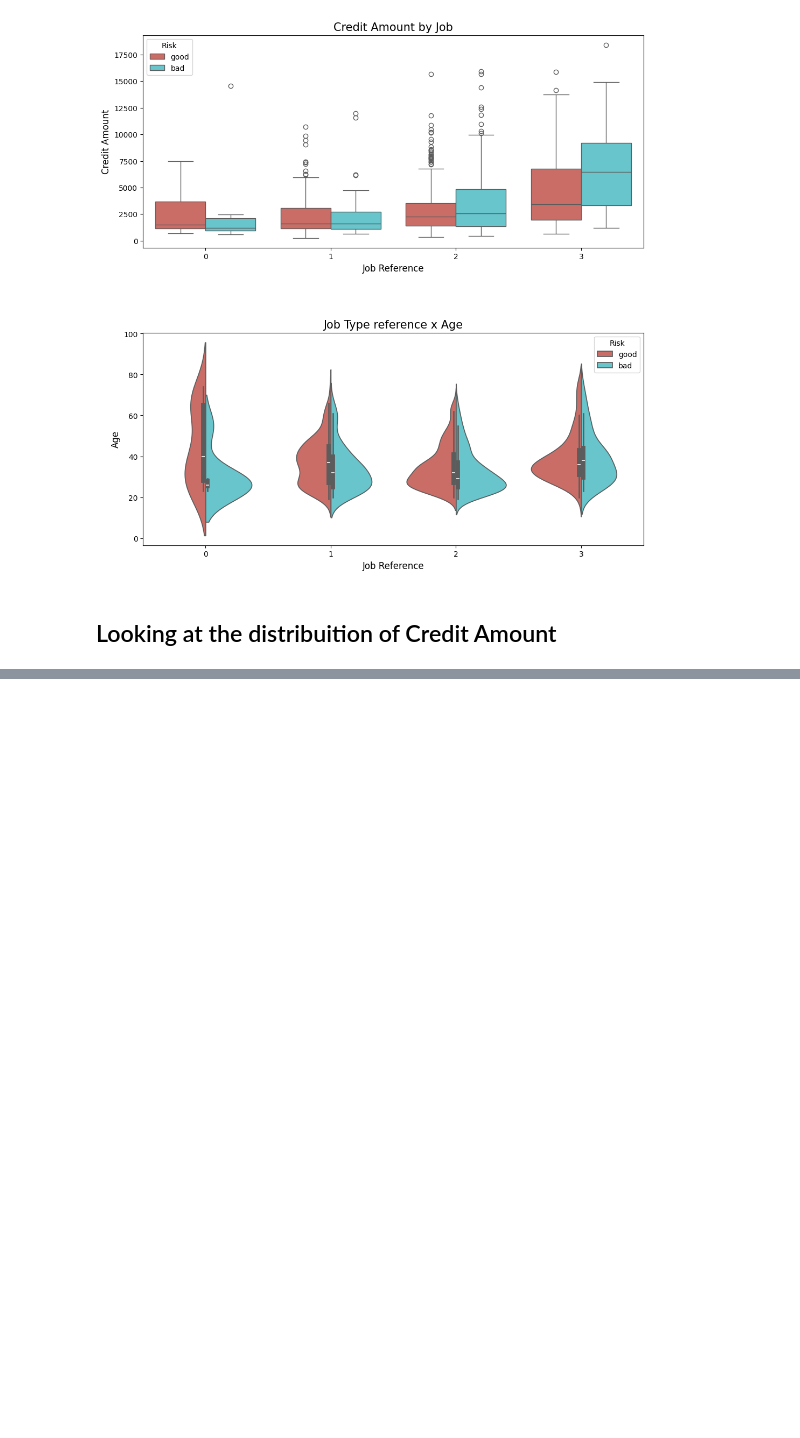
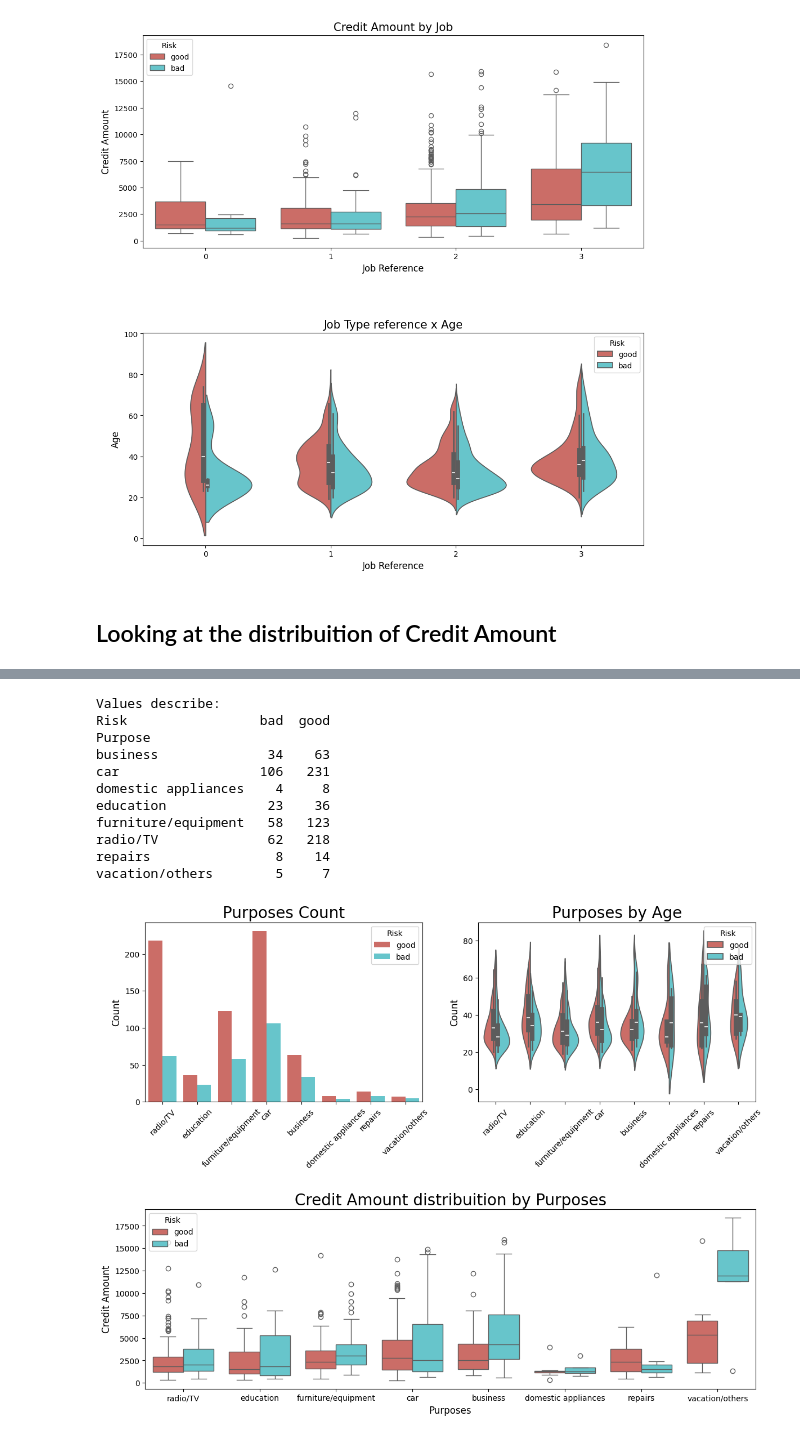
Before and after one commit to TheArc21/Credit-Risk, a Jupyter notebook: Credit_Risk_Model.ipynb, the cells around one changed output, grey strips where cells are left out. Drawn from its saved outputs; the diff is of its cells as text; code cells hidden in the pictures; blank space fills up the shorter version.

```diff
--- a/Credit_Risk_Model.ipynb
+++ b/Credit_Risk_Model.ipynb
@@ -502,0 +614,45 @@ py.iplot(fig, filename='Distplot with Multiple Datasets')
+# %%
+print("Values describe: ")
+print(pd.crosstab(df_credit.Purpose, df_credit.Risk))
+
+plt.figure(figsize = (14,12))
+
+plt.subplot(221)
+g = sns.countplot(x="Purpose", data=df_credit,
+              palette="hls", hue = "Risk")
+plt.xticks(rotation=45)
+g.set_xlabel("", fontsize=12)
+g.set_ylabel("Count", fontsize=12)
+g.set_title("Purposes Count", fontsize=20)
+
+plt.subplot(222)
+g1 = sns.violinplot(x="Purpose", y="Age", data=df_credit,
+                    palette="hls", hue = "Risk",split=True)
+plt.xticks(rotation=45)
+g1.set_xlabel("", fontsize=12)
+g1.set_ylabel("Count", fontsize=12)
+g1.set_title("Purposes by Age", fontsize=20)
+
+plt.subplot(212)
+g2 = sns.boxplot(x="Purpose", y="Credit amount", data=df_credit,
+               palette="hls", hue = "Risk")
+g2.set_xlabel("Purposes", fontsize=12)
+g2.set_ylabel("Credit Amount", fontsize=12)
+g2.set_title("Credit Amount distribuition by Purposes", fontsize=20)
+
+plt.subplots_adjust(hspace = 0.6, top = 0.8)
+
+plt.show()
+# %% [output]
+Values describe:
+Risk                 bad  good
+Purpose
+business              34    63
+car                  106   231
+domestic appliances    4     8
+education             23    36
+furniture/equipment   58   123
+radio/TV              62   218
+repairs                8    14
+vacation/others        5     7
+[figure, added]
```
Also changed, not shown: parts of 35 cells of this notebook, 1 other file.
